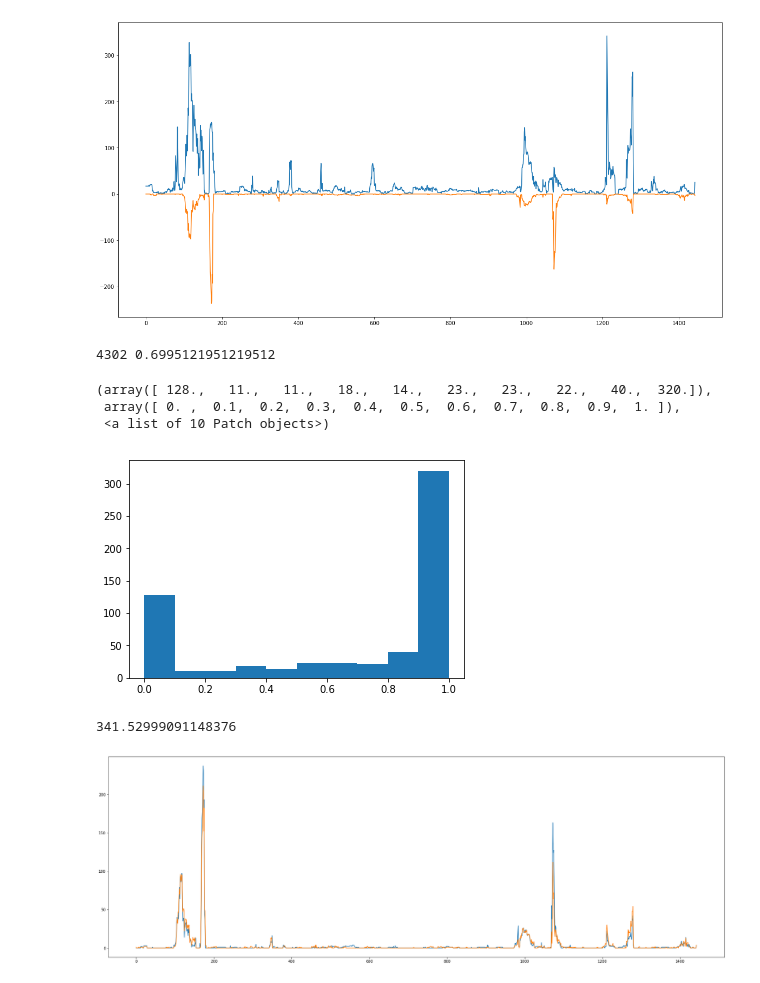
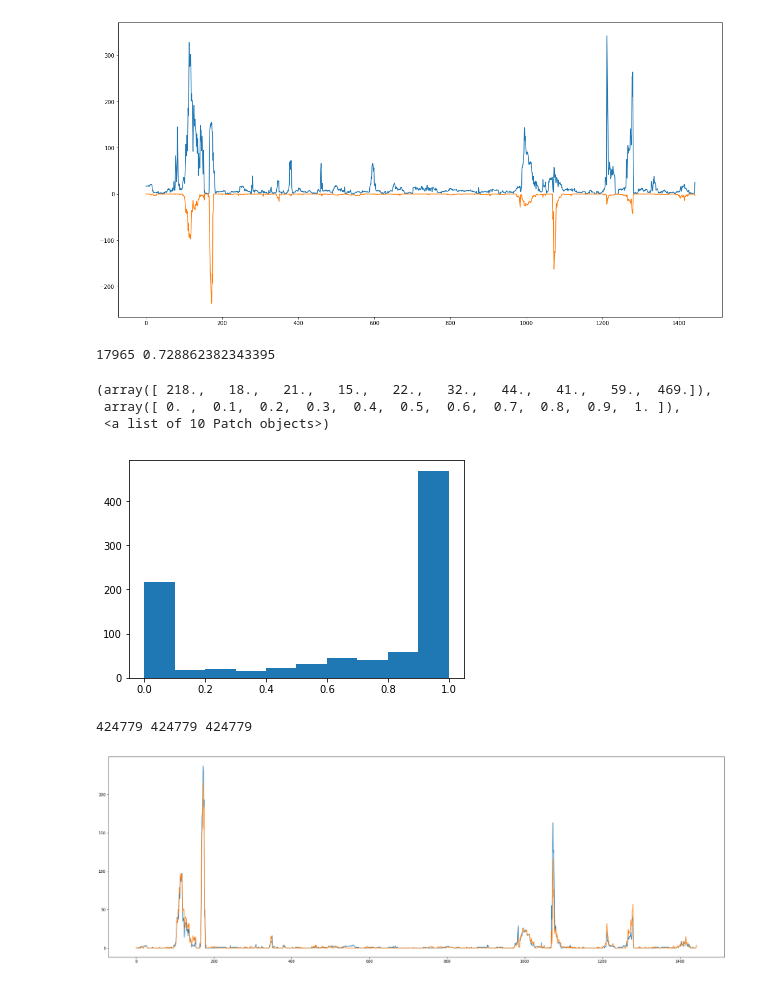
Before and after one commit to ivanov-v-v/PPINs-QTLs-Joint-Analysis, a Jupyter notebook: src/data_analysis.ipynb, the cells around one changed output. Cells and saved outputs as stored; diff of their text form; code cells hidden in the pictures.

```diff
--- a/src/data_analysis.ipynb
+++ b/src/data_analysis.ipynb
@@ -175,22 +210,22 @@ for marker_name in full_genotypes_df["SNP"].values:
 # %%
 similarity_hist = []
 possibly_common = 0
 for gene_name in set(pQTLs_df["gene"].values):
-    linked = get_neighbor_linkages(gene_name)
-    # linked = get_linked_markers(gene_name, eQTLs_df)
+    linked = get_linked_to_adjacent(gene_name)
+    ''' !!! ЗДЕСЬ НУЖНО ПЕРЕВОДИТЬ НАЗВАНИЯ В СИСТЕМАТИЧЕСКИЕ !!! '''
     interacting = get_interacting_genes(gene_name, physical_interactions_graph) \
                     | get_interacting_genes(gene_name, genetic_interactions_graph)
     # interacting = set()
     pQTLs = get_linked_markers(gene_name, pQTLs_df)
     possibly_common += len((interacting | linked) & pQTLs)
     similarity_hist.append(float(len((interacting | linked) & pQTLs)) / len(pQTLs))
 print(possibly_common, possibly_common / pQTLs_df.shape[0])
 plt.hist(similarity_hist)
 # %% [output]
-4302 0.6995121951219512
+17965 0.728862382343395
-(array([ 128.,   11.,   11.,   18.,   14.,   23.,   23.,   22.,   40.,  320.]),
+(array([ 218.,   18.,   21.,   15.,   22.,   32.,   44.,   41.,   59.,  469.]),
  array([ 0. ,  0.1,  0.2,  0.3,  0.4,  0.5,  0.6,  0.7,  0.8,  0.9,  1. ]),
  <a list of 10 Patch objects>)
-[figure, old version]
+[figure, new version]
 # %%
 valid_markers = set(pQTLs_genotypes_df["SNP"].values)
@@ -213,37 +257,36 @@ pQTLs_genotypes_mx = \
         columns=pQTLs_genotypes_df.columns[1:]
     )
 # %%
-# introduce parallelism
-def calculate_pvalues(possible_linkages):
-    t0 = time.time()
-    p_values = []
-    for sample_pair in possible_linkages:
-        marker_name, gene_name = sample_pair
-        genotype_rowmask = pQTLs_genotypes_df["SNP"] == marker_name
-        genotype_row = pQTLs_genotypes_mx[genotype_rowmask]
-        expression_rowmask = pQTLs_expression_df["gene"] == gene_name
-        expression_row = pQTLs_expression_mx[expression_rowmask]
-        from_BY = expression_row[genotype_row == 0]
-        from_RM = expression_row[genotype_row == 2]
-        _, p_value = stats.mannwhitneyu(from_BY, from_RM, alternative="two-sided")
-        p_values.append(p_value)
-    print(time.time() - t0)
-    return p_values
+def calculate_pvalue(candidate_linkage):
+    marker_name, gene_name = candidate_linkage
+    genotype_rowmask = pQTLs_genotypes_df["SNP"] == marker_name
+    genotype_row = pQTLs_genotypes_mx[genotype_rowmask]
+    expression_rowmask = pQTLs_expression_df["gene"] == gene_name
+    expression_row = pQTLs_expression_mx[expression_rowmask]
+    from_BY = expression_row[genotype_row == 0]
+    from_RM = expression_row[genotype_row == 2]
+    _, p_value = stats.mannwhitneyu(from_BY, from_RM, alternative="two-sided")
+    return p_value
 
-p_values = calculate_pvalues(possible_linkages)
+pool = mp.Pool(8)
+p_values = pool.map(calculate_pvalue, possible_linkages)
+pool.close()
+pool.join()
-# %% [output]
-341.52999091148376
 # %%
 # Call R script to calculate q-values instead, for consistency.
 # What "alpha" means? Cut-off threshold?
 
-adjusted_results = multipletests(p_values, method="fdr_bh", alpha=0.05)
-reject, q_values = adjusted_results[0], adjusted_results[1]
-# reject = [p <= 0.05 for p in p_values]
+# adjusted_results = multipletests(p_values, method="fdr_bh", alpha=0.05)
+# reject, q_values = adjusted_results[0], adjusted_results[1]
+q_values = pd.read_table("./data/q-values.csv").values
+reject = q_values <= 0.05
 
 new_pQTLs_list = []
-for i, _ in enumerate(reject):
+
+for i in range(len(possible_linkages)):
     marker_name, gene_name = possible_linkages[i]
     new_pQTLs_list.append((marker_name, gene_name, p_values[i], q_values[i], reject[i]))
+# %% [output]
+424779 424779 424779
 # %%
 # Original and new results comparison via plots
```
Also changed, not shown: parts of 10 cells of this notebook, 12 other files.
